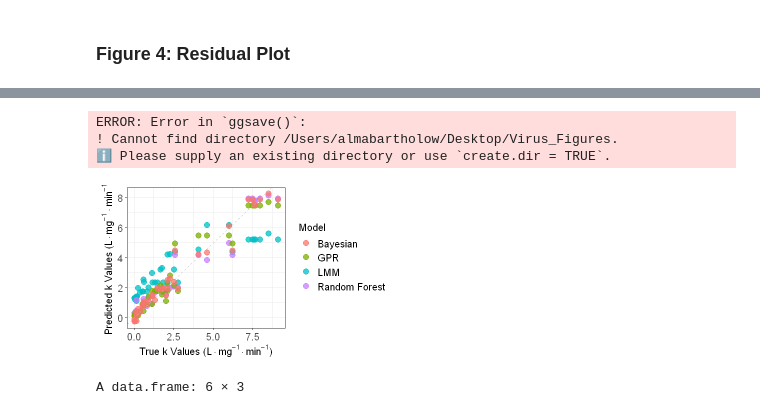
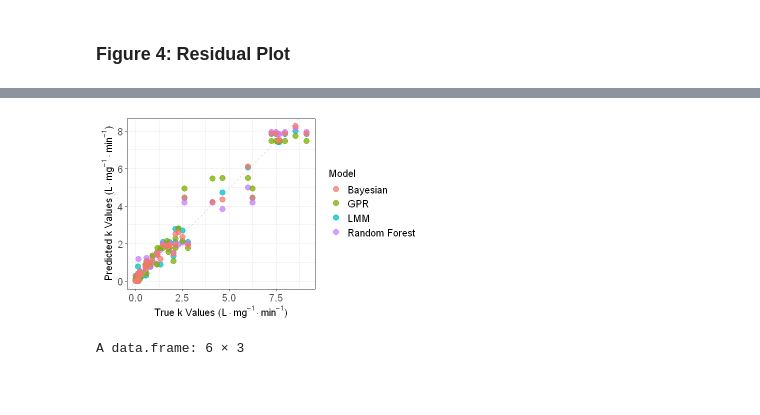
Before and after one commit to almabartholow/Virus-Inactivation-Analysis, a Jupyter notebook: Virus_Analysis.ipynb, the cells around one changed output, grey strips where cells are left out. Drawn from its saved outputs; the diff is of its cells as text; code cells hidden in the pictures; blank space fills up the shorter version.

Commit message:
Update Virus Analysis notebook
Co-authored-by: Cursor <cursoragent@cursor.com>

```diff
--- a/Virus_Analysis.ipynb
+++ b/Virus_Analysis.ipynb
@@ -5769,8 +5818,8 @@ loo_lmer_r2 <- function(data, seed = 123) {
 
     # Predict for the held-out observation
     test_pred <- predict(lmer_fit, newdata = test_data, allow.new.levels = TRUE)
-
-    preds[i] <- test_pred
+    # Constrain predictions to be >= 0 (post-processing)
+    preds[i] <- pmax(test_pred, 0)
   }
 
   # Compute LOO-CV R²
@@ -5836,6 +5885,8 @@ loo_gpr_r2 <- function(data, seed = 123) {
     )
 
     preds[i] <- gpr_model_loo$predict(as.matrix(test_data[, c("pH", "Temperature")]))[1]
+    # Constrain predictions to be >= 0 (post-processing)
+    preds[i] <- pmax(preds[i], 0)
   }
 
   y_true <- data$Constant
@@ -5883,6 +5934,8 @@ cv_lmer_r2 <- function(model_formula, data, k = 5, seed = 123) {
 
     # Predict on test data
     y_pred <- predict(lmer_model_kfold, newdata = test_data, allow.new.levels = TRUE)
+    # Constrain predictions to be >= 0 (post-processing)
+    y_pred <- pmax(y_pred, 0)
     y_true <- test_data$Constant
 
     # Compute fold R²
@@ -5933,6 +5986,8 @@ cv_bayesian_r2_global <- function(model_formula, data, k = 5, seed = 123) {
 
     # Predict on the test set
     preds <- posterior_epred(bayes_model_kfold, newdata = test_data, allow_new_levels = TRUE)
+    # Constrain predictions to be >= 0 (post-processing)
+    preds <- pmax(preds, 0)
     y_pred <- colMeans(preds)  # Mean posterior prediction
     y_true <- test_data$Constant
 
@@ -6297,70 +6369,73 @@ ggsave(filename = file.path(fig_dir, "Figure_4.png"), plot = Figure_4, width = 5
 # %%
 get_predictions <- function(model, data, model_name) {
-   # For Bayesian model
+   # For LMM model
    if (model_name == "LMM") {
-    # Prepare data for Bayesian prediction
+    # Prepare data for LMM prediction
     data_for_lmm <- data[, c("pH", "Temperature","pH_squared","TemperaturexpH","Paper")]
-   # data_for_bayesian$Strain <- factor(data_for_bayesian$Strain)  # Ensure factor is kept if needed
+   # Keep Paper as is (don't set to NA) to include random effects
 
-    # Get predictions from Bayesian model
-    preds <- as.numeric(predict(model, newdata = data_for_lmm, re.form = NA ))
+    # Get predictions from LMM model (WITH random effects - remove re.form = NA)
+    preds <- as.numeric(predict(model, newdata = data_for_lmm))  # Removed re.form = NA
+    # Constrain predictions to be >= 0 (post-processing)
+    preds <- pmax(preds, 0)
   }
     if (model_name == "Bayesian") {
     # Prepare data for Bayesian prediction
     data_for_bayesian <- data[, c("pH", "Temperature","Paper")]
-   # data_for_bayesian$Strain <- factor(data_for_bayesian$Strain)  # Ensure factor is kept if needed
+   # Keep Paper as is (don't set to NA) to include random effects
 
-    # Get predictions from Bayesian model
-    preds <- apply(posterior_epred(model, newdata = data_for_bayesian),2,mean)
+    # Get predictions from Bayesian model (WITH random effects - no re_formula = NA)
+    preds <- apply(posterior_epred(model, newdata = data_for_bayesian, allow_new_levels = TRUE),2,mean)
+    # Constrain predictions to be >= 0 (post-processing)
+    preds <- pmax(preds, 0)
   }
 
 
     # For Random Forest
   if (model_name == "Random Forest") {
-
-    preds <- predict(model, data)$predictions
+    # Use data as-is to include study effects
+    data_for_rf <- data[, c("pH", "Temperature","pH_squared","Temperature_squared","StudyEffect_Intercept","StudyEffect_pH","StudyEffect_Temperature")]
+    preds <- predict(model, data_for_rf)$predictions
+    # Constrain predictions to be >= 0 (post-processing)
+    preds <- pmax(preds, 0)
   }
 
-  # For GPR (assuming use of GauPro package)
+  # For GPR
   if (model_name == "GPR") {
-    # Ensure Strain and Paper are converted to numeric if needed
-    #cl_fit$Paper <- as.numeric(as.factor(cl_fit$Paper))
-    # Prediction for GPR model
+    # Prediction for GPR model (using gp_model_study which includes Paper noise)
     preds <- predict(model, as.matrix(data[, c("pH", "Temperature")]))
+    # Constrain predictions to be >= 0 (post-processing)
+    preds <- pmax(preds, 0)
   }
-
 
   # Combine true values and predicted values in a data frame
   df <- data.frame(True = data$Constant, Predicted = preds, Model = model_name)
   return(df)
 }
 
-# Example usage for each model
 lmm_predictions <- get_predictions(M_best_subset, cl_lit, "LMM")
 bayesian_predictions <- get_predictions(bayes_model_2.2, cl_lit, "Bayesian")
 rf_predictions <- get_predictions(rf_nonlinear, cl_fit, "Random Forest")
 gpr_predictions <- get_predictions(gp_model_study, cl_fit, "GPR")
 
 
 # Combine all predictions into one data frame
 all_predictions <- rbind(lmm_predictions,rf_predictions, gpr_predictions, bayesian_predictions)
 
-options(repr.plot.width=5, repr.plot.height=3)
+options(repr.plot.width=5.5, repr.plot.height=3.5)
 # Plot true vs predicted values for all models
-Figure_4b<- ggplot(all_predictions, aes(x = True, y = Predicted, color = Model)) +
+Figure_s8<- ggplot(all_predictions, aes(x = True, y = Predicted, color = Model)) +
   geom_point(size=3, alpha=0.75) +
   geom_abline(intercept = 0, slope = 1, linetype = "dashed", color = "gray") +  # Identity line
   labs(y = expression("Predicted k Values ("*L %.% mg^{-1} %.% min^{-1}*")"), x = expression("True k Values ("*L %.% mg^{-1} %.% min^{-1}*")"))+
   theme_minimal() +
   theme_bw()+
   theme(text = element_text(size = 12),axis.text = element_text(size = 12), legend.text = element_text(size = 12))
-Figure_4b
-ggsave(filename = file.path(fig_dir, "Figure_4b.png"), plot = Figure_4, width = 5, height = 3, dpi = 300)
+Figure_s8
+
+ggsave(filename = file.path(fig_dir, "Figure_s8.png"), plot = Figure_s8, width = 5, height = 3, dpi = 300)
 # %% [output]
-ERROR: Error in `ggsave()`:
-! Cannot find directory /Users/almabartholow/Desktop/Virus_Figures.
-ℹ Please supply an existing directory or use `create.dir = TRUE`.
-[figure, old version]
+[figure, new version]
 # %%
 head(gpr_predictions)
 head(rf_predictions)
```
Also changed, not shown: parts of 47 cells of this notebook.
